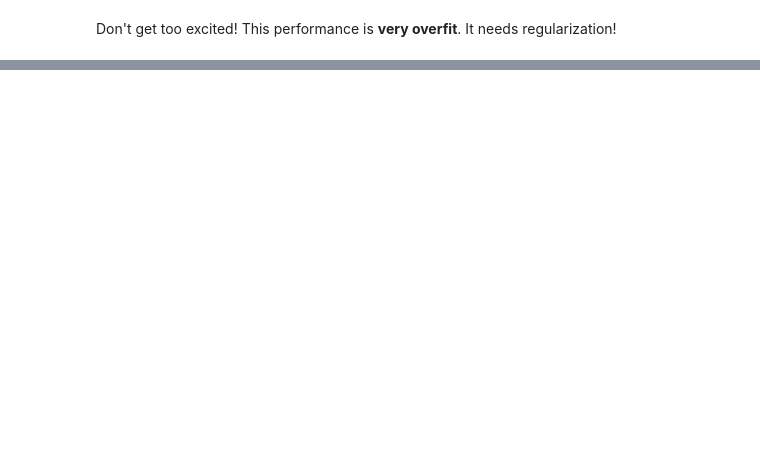
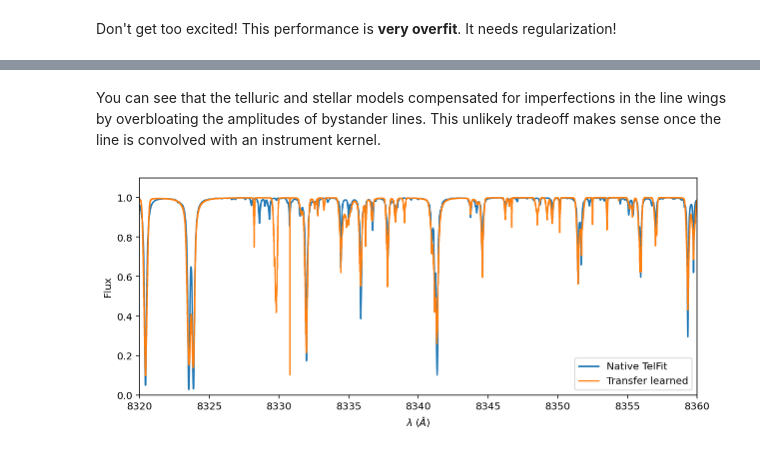
Before and after one commit to gully/blase, a Jupyter notebook: docs/paper_figures/figure_telluric.ipynb, the cells around one changed output, grey strips where cells are left out. Cells and saved outputs as stored; diff of their text form; code cells hidden in the pictures; blank space fills up the shorter version.

```diff
--- a/docs/paper_figures/figure_telluric.ipynb
+++ b/docs/paper_figures/figure_telluric.ipynb
@@ -282,0 +303,9 @@ To be continued...
+# %% [markdown]
+You can see that the telluric and stellar models compensated for imperfections in the line wings by overbloating the amplitudes of bystander lines.  This unlikely tradeoff makes sense once the line is convolved with an instrument kernel.
+# %%
+ax = telluric_spectrum.plot(ylo=0, yhi=1.1, label='Native TelFit')
+ax.step(wavelength_grid, telluric_post, label='Transfer learned');
+ax.legend()
+ax.set_xlim(8320, 8360);
+# %% [output]
+[figure, added]
```
Also changed, not shown: parts of 32 cells of this notebook.
